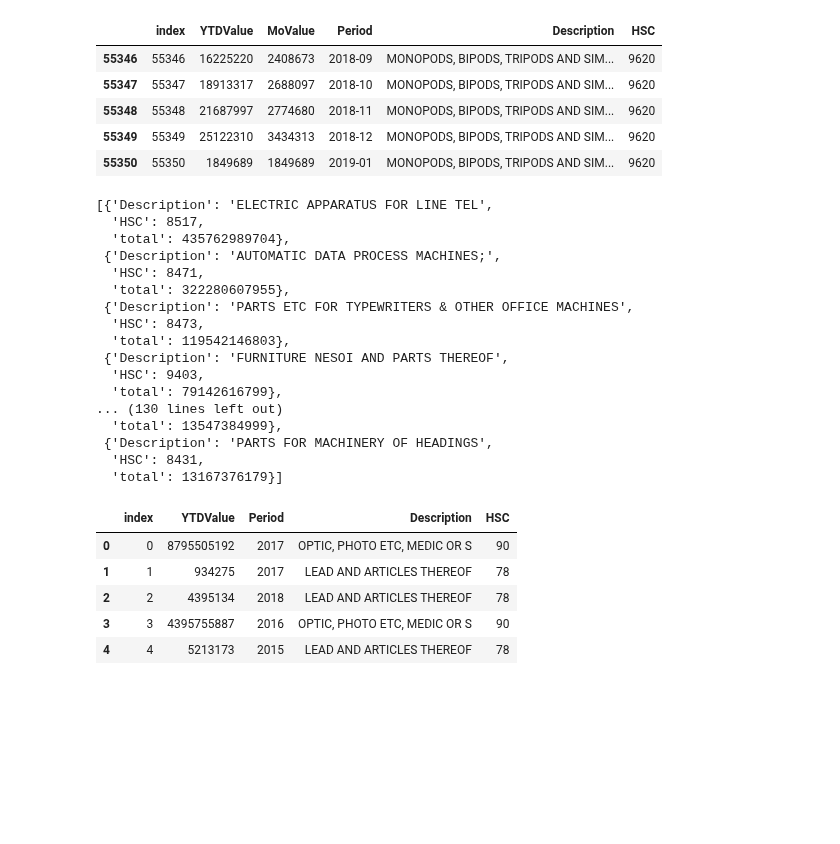
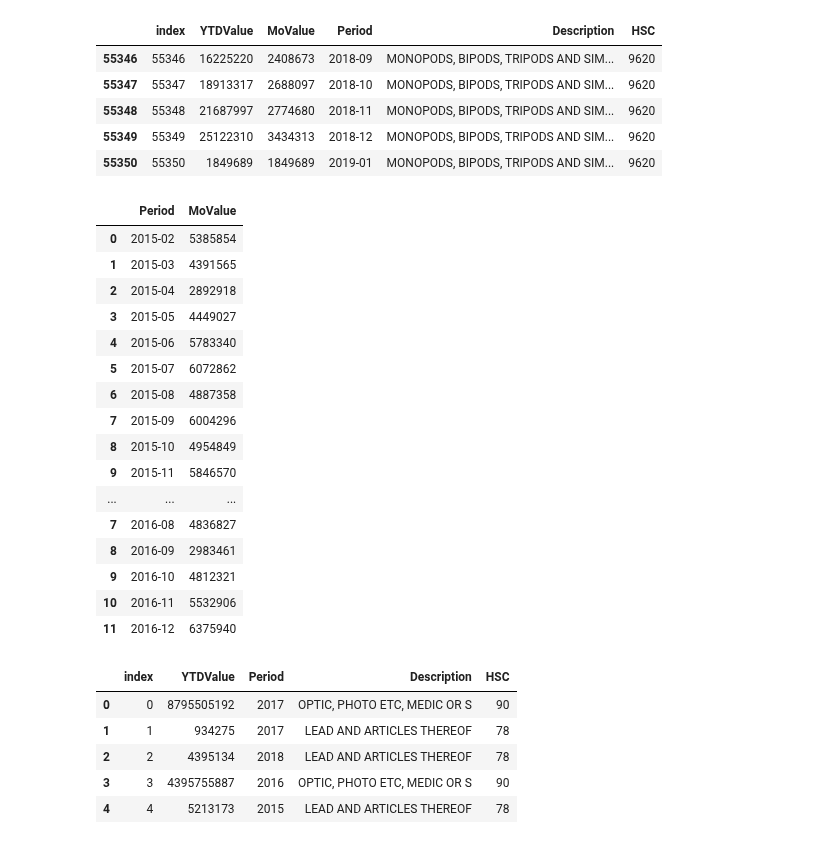
Before and after one commit to Sailendra-Mahapatra/Project2, a Jupyter notebook: Alex's Workbook/workbook1.ipynb, the cells around one changed output. Saved outputs shown, nothing was run; the diff lists cells and outputs as text; code cells hidden in the pictures; blank space fills up the shorter version.

```diff
--- a/Alex's Workbook/workbook1.ipynb
+++ b/Alex's Workbook/workbook1.ipynb
@@ -325,23 +325,3 @@ data_2015 = data_2015.reset_index()
 data_2015= data_2015.nlargest(50,"total")
 data_2015= data_2015.nlargest(50,"total")
 data_2015= data_2015.to_dict("records")
-# %%
-data_2015
-# %% [output]
-[{'Description': 'ELECTRIC APPARATUS FOR LINE TEL',
-  'HSC': 8517,
-  'total': 435762989704},
- {'Description': 'AUTOMATIC DATA PROCESS MACHINES;',
-  'HSC': 8471,
-  'total': 322280607955},
- {'Description': 'PARTS ETC FOR TYPEWRITERS & OTHER OFFICE MACHINES',
-  'HSC': 8473,
-  'total': 119542146803},
- {'Description': 'FURNITURE NESOI AND PARTS THEREOF',
-  'HSC': 9403,
-  'total': 79142616799},
-... (130 lines left out)
-  'total': 13547384999},
- {'Description': 'PARTS FOR MACHINERY OF HEADINGS',
-  'HSC': 8431,
-  'total': 13167376179}]
@@ -348,3 +382,23 @@ data_2015
+# %%
+results
+# %% [output]
+|  | Period | MoValue |
+| 0 | 2015-02 | 5385854 |
+| 1 | 2015-03 | 4391565 |
+| 2 | 2015-04 | 2892918 |
+| 3 | 2015-05 | 4449027 |
+| 4 | 2015-06 | 5783340 |
+| 5 | 2015-07 | 6072862 |
+| 6 | 2015-08 | 4887358 |
+| 7 | 2015-09 | 6004296 |
+| 8 | 2015-10 | 4954849 |
+| 9 | 2015-11 | 5846570 |
+| ... | ... | ... |
+| 7 | 2016-08 | 4836827 |
+| 8 | 2016-09 | 2983461 |
+| 9 | 2016-10 | 4812321 |
+| 10 | 2016-11 | 5532906 |
+| 11 | 2016-12 | 6375940 |
 # %%
 totals = session.query(YRImports).statement
 # %%
```
Also changed, not shown: parts of 1 cell of this notebook, 8 other files.
